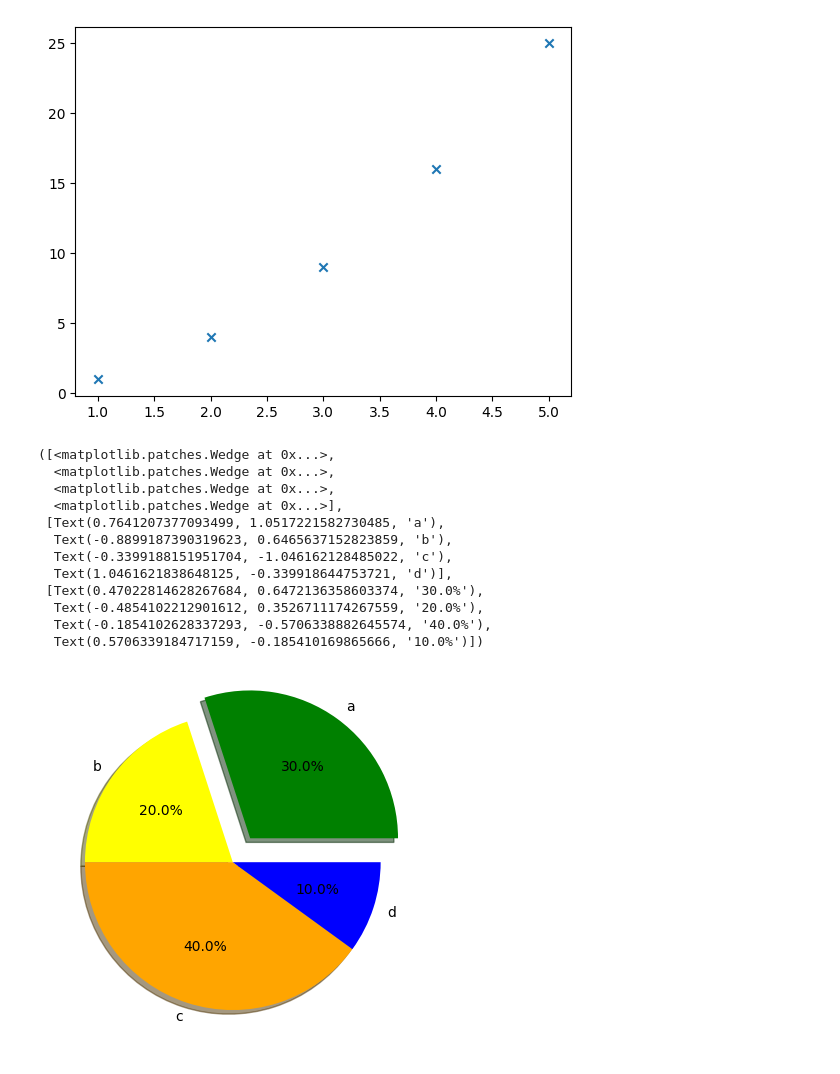
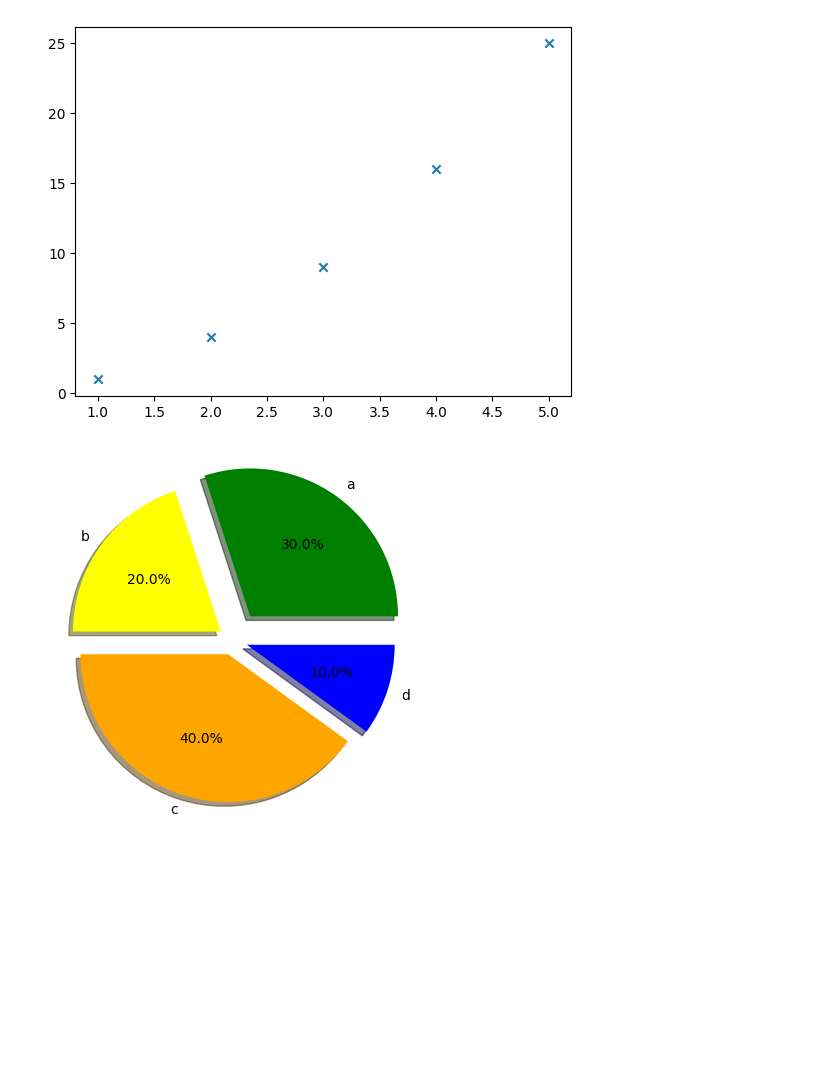
Before and after one commit to Sivapothala/all-materials, a Jupyter notebook: KrishNair/Data Analysis/matplotlib.ipynb, the cells around one changed output. Saved outputs shown, nothing was run; the diff lists cells and outputs as text; code cells hidden in the pictures; blank space fills up the shorter version.

```diff
--- a/KrishNair/Data Analysis/matplotlib.ipynb
+++ b/KrishNair/Data Analysis/matplotlib.ipynb
@@ -57,25 +77,14 @@ plt.scatter(x,y1,marker='x')
 # %%
 #create a pie chart
 labels = ['a','b','c','d']
 sizes = [30,20,40,10]
 color = ['green','yellow','orange','blue']
-explode=(0.2,0,0,0)
+explode=(0.2,0.1,0.1,0.1)
 
 plt.pie(sizes,explode=explode,labels=labels,colors=color,autopct="%1.1f%%",shadow=True)
+plt.show()
 # %% [output]
-([<matplotlib.patches.Wedge at 0x...>,
-  <matplotlib.patches.Wedge at 0x...>,
-  <matplotlib.patches.Wedge at 0x...>,
-  <matplotlib.patches.Wedge at 0x...>],
- [Text(0.7641207377093499, 1.0517221582730485, 'a'),
-  Text(-0.8899187390319623, 0.6465637152823859, 'b'),
-  Text(-0.3399188151951704, -1.046162128485022, 'c'),
-  Text(1.0461621838648125, -0.339918644753721, 'd')],
- [Text(0.47022814628267684, 0.6472136358603374, '30.0%'),
-  Text(-0.4854102212901612, 0.3526711174267559, '20.0%'),
-  Text(-0.1854102628337293, -0.5706338882645574, '40.0%'),
-  Text(0.5706339184717159, -0.185410169865666, '10.0%')])
-[figure, old version]
+[figure, new version]
 # %%
 ## Sales data visualization
 import pandas as pd
```
Also changed, not shown: parts of 2 cells of this notebook, 3 other files.
